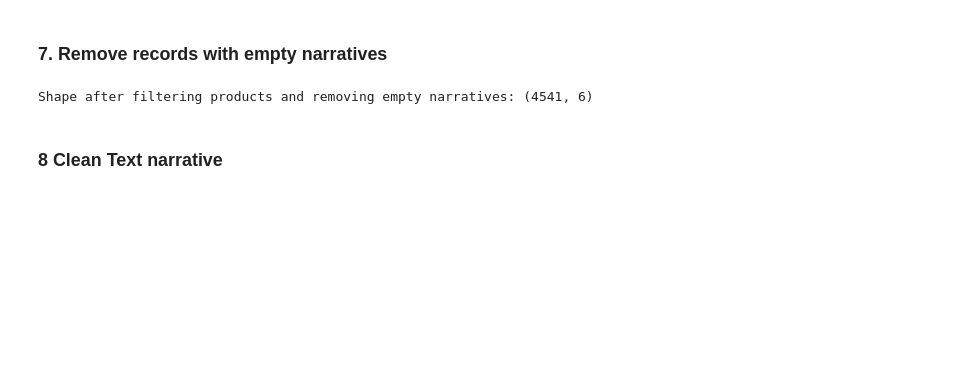
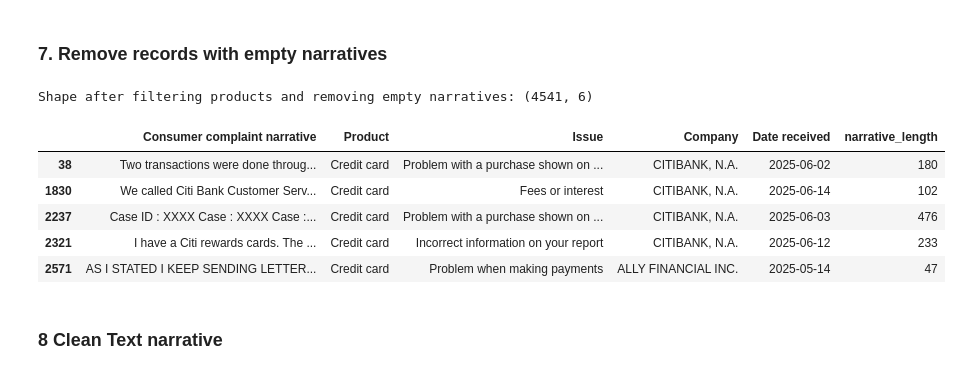
Before and after one commit to tegbiye/Intelligent-Complaint-Analysis-FinancialServices, a Jupyter notebook: notebooks/complaint-EDA.ipynb, the cells around one changed output. Cells and saved outputs as stored; diff of their text form; code cells hidden in the pictures; blank space fills up the shorter version.

Commit message:
Updated the eda and data process

```diff
--- a/notebooks/complaint-EDA.ipynb
+++ b/notebooks/complaint-EDA.ipynb
@@ -60,3 +61,3 @@ random_sample_large_csv(input_file, output_file, chunk_size=50_000, target_rows=
 # %%
-df = data_loader('../data/processed_complaints.csv')
+df = data_loader('../data/processed/processed_complaints.csv')
 # %% [output]
@@ -173,6 +174,15 @@ df_filtered = df_filtered[df_filtered['Consumer complaint narrative'].notnull()]
 print("\nShape after filtering products and removing empty narratives:", df_filtered.shape)
 # %% [output]
 Shape after filtering products and removing empty narratives: (4541, 6)
+# %%
+df_filtered.head()
+# %% [output]
+|  | Consumer complaint narrative | Product | Issue | Company | Date received | narrative_length |
+| 38 | Two transactions were done throug... | Credit card | Problem with a purchase shown on ... | CITIBANK, N.A. | 2025-06-02 | 180 |
+| 1830 | We called Citi Bank Customer Serv... | Credit card | Fees or interest | CITIBANK, N.A. | 2025-06-14 | 102 |
+| 2237 | Case ID : XXXX Case : XXXX Case :... | Credit card | Problem with a purchase shown on ... | CITIBANK, N.A. | 2025-06-03 | 476 |
+| 2321 | I have a Citi rewards cards. The ... | Credit card | Incorrect information on your report | CITIBANK, N.A. | 2025-06-12 | 233 |
+| 2571 | AS I STATED I KEEP SENDING LETTER... | Credit card | Problem when making payments | ALLY FINANCIAL INC. | 2025-05-14 | 47 |
 # %% [markdown]
 ### 8 Clean Text narrative
 # %%
```
Also changed, not shown: parts of 3 cells of this notebook, 1 other file.
